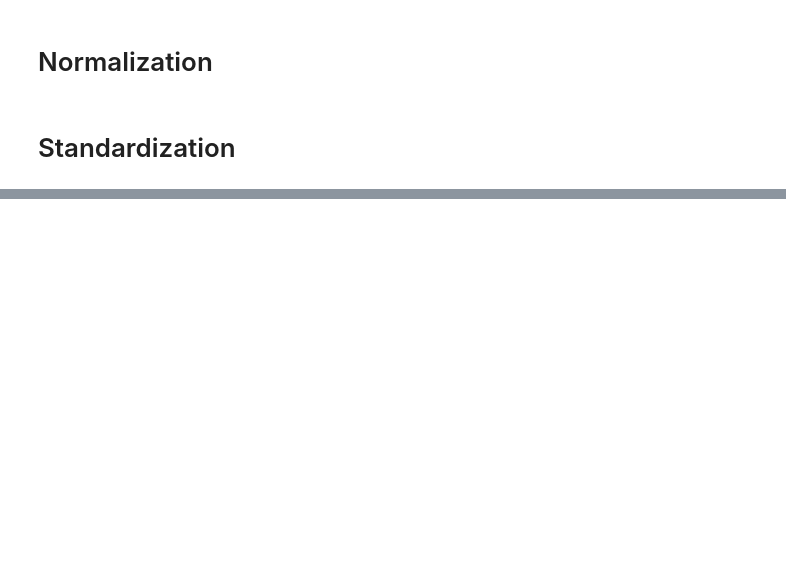
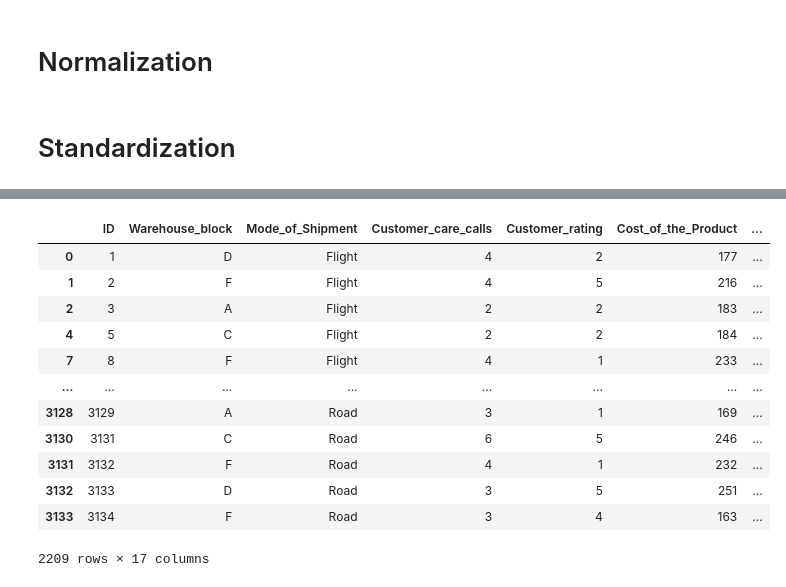
Before and after one commit to Atabeydem/477_Project, a Jupyter notebook: CE 477.ipynb, the cells around one changed output, grey strips where cells are left out. Saved outputs shown, nothing was run; the diff lists cells and outputs as text; code cells hidden in the pictures; blank space fills up the shorter version.

Commit message:
Outlier Detection added
We can detect outliers and return the outlier rows with this method

```diff
--- a/CE 477.ipynb
+++ b/CE 477.ipynb
@@ -194,3 +194,28 @@ data[['Cost_of_the_Product', 'Cost_of_the_Product_normalized', 'Cost_of_the_Prod
 | 2 | 183 | 0.406542 | -0.565881 | 3374 | 0.346676 | ... |
 | 3 | 176 | 0.373832 | -0.711529 | 1177 | 0.025712 | ... |
 | 4 | 184 | 0.411215 | -0.545074 | 2484 | 0.216654 | ... |
+# %%
+def outlierDetector(Column):
+    Q1 = data[Column].quantile(0.25)
+    Q3 = data[Column].quantile(0.75)
+    IQR = Q3 - Q1
+    lower_bound = Q1 - 1.5 * IQR
+    upper_bound = Q3 + 1.5 * IQR
+    outliers = data[(data[Column] < lower_bound) | (data[Column] > upper_bound)]
+    return outliers
+# %%
+outlierDetector('Discount_offered')
+# %% [output]
+|  | ID | Warehouse_block | Mode_of_Shipment | Customer_care_calls | Customer_rating | Cost_of_the_Product | ... |
+| 0 | 1 | D | Flight | 4 | 2 | 177 | ... |
+| 1 | 2 | F | Flight | 4 | 5 | 216 | ... |
+| 2 | 3 | A | Flight | 2 | 2 | 183 | ... |
+| 4 | 5 | C | Flight | 2 | 2 | 184 | ... |
+| 7 | 8 | F | Flight | 4 | 1 | 233 | ... |
+| ... | ... | ... | ... | ... | ... | ... | ... |
+| 3128 | 3129 | A | Road | 3 | 1 | 169 | ... |
+| 3130 | 3131 | C | Road | 6 | 5 | 246 | ... |
+| 3131 | 3132 | F | Road | 4 | 1 | 232 | ... |
+| 3132 | 3133 | D | Road | 3 | 5 | 251 | ... |
+| 3133 | 3134 | F | Road | 3 | 4 | 163 | ... |
+2209 rows × 17 columns
```
Also changed, not shown: parts of 5 cells of this notebook.
